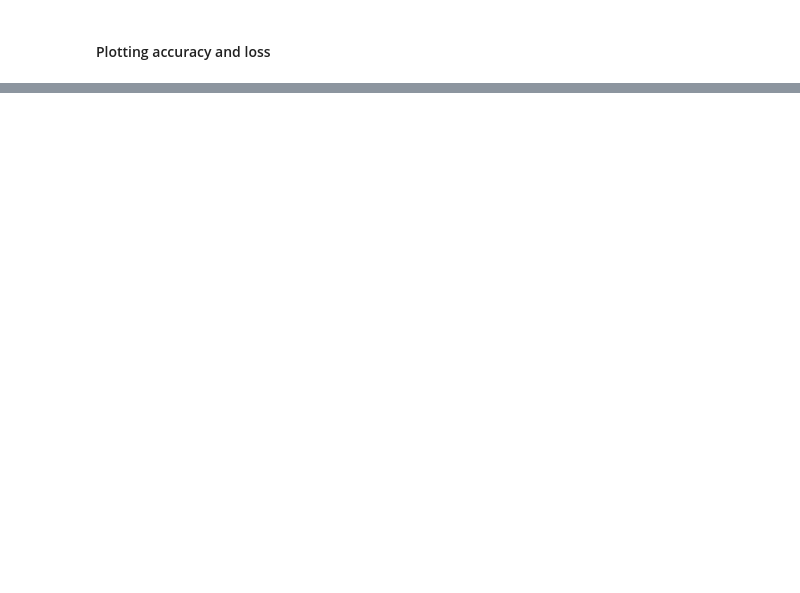
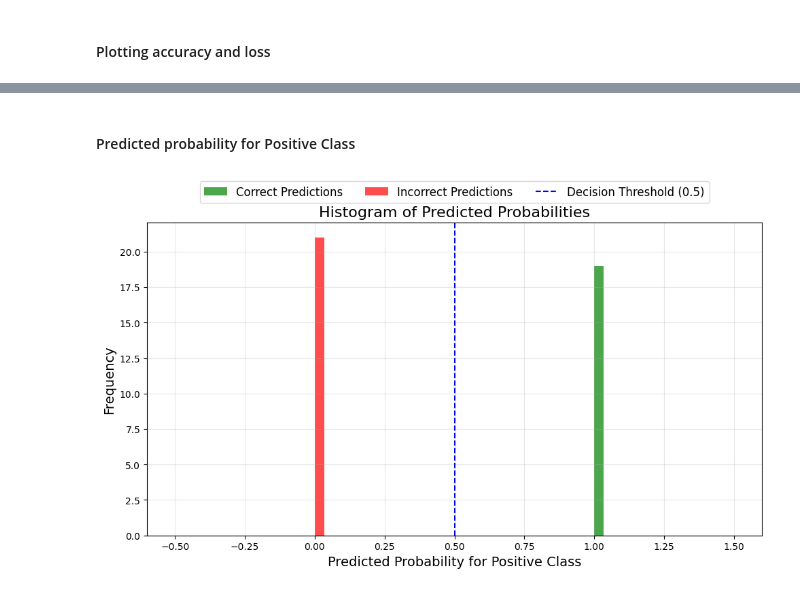
Before and after one commit to ketayon/BRAIN_TUMOR_DETECTION, a Jupyter notebook: ingenii_brain_tumor_detection.ipynb, the cells around one changed output, grey strips where cells are left out. Cells and saved outputs as stored; diff of their text form; code cells hidden in the pictures; blank space fills up the shorter version.

```diff
--- a/ingenii_brain_tumor_detection.ipynb
+++ b/ingenii_brain_tumor_detection.ipynb
@@ -303,0 +392,10 @@ weighted avg       0.89      0.89      0.89       253
+# %%
+device = torch.device("cuda" if torch.cuda.is_available() else "cpu")
+quantum_model.to(device)
+
+y_train_indices = torch.tensor(np.argmax(y_train, axis=1), dtype=torch.long).to(device)  # Shape: (156,)
+y_test_indices = torch.tensor(np.argmax(y_test, axis=1), dtype=torch.long).to(device)   # Shape: (40,)
+
+quantum_model.eval()
+
+X_test_tensor = torch.tensor(X_test, dtype=torch.float32).to(device)  # Shape: (40, 3, 224, 224)
@@ -303,0 +404,9 @@ weighted avg       0.89      0.89      0.89       253
+# %%
+with torch.no_grad():
+    outputs = quantum_model(X_test_tensor)
+
+y_pred = torch.argmax(outputs, dim=1).cpu().numpy()
+y_test_labels = y_test_indices.cpu().numpy()
+
+print(f"Test Accuracy: {accuracy_score(y_test_labels, y_pred) * 100:.2f}%")
+print(classification_report(y_test_labels, y_pred, target_names=['Normal', 'Tumor']))
@@ -303,0 +449,43 @@ weighted avg       0.89      0.89      0.89       253
+# %% [markdown]
+#### Predicted probability for Positive Class
+# %%
+if isinstance(y_pred, np.ndarray):
+    y_pred = torch.tensor(y_pred, dtype=torch.float32)
+
+predictions = torch.round(y_pred)
+correct_predictions = (predictions == 1)
+incorrect_predictions = ~correct_predictions
+
+correct_probs = y_pred[correct_predictions]
+incorrect_probs = y_pred[incorrect_predictions]
+
+plt.figure(figsize=(10, 6))
+
+plt.hist(
+    correct_probs.numpy(),
+    bins=30,
+    alpha=0.7,
+    color='green',
+    label='Correct Predictions'
+)
+
+plt.hist(
+    incorrect_probs.numpy(),
+    bins=30,
+    alpha=0.7,
+    color='red',
+    label='Incorrect Predictions'
+)
+
+plt.axvline(0.5, color='blue', linestyle='--', label='Decision Threshold (0.5)', linewidth=1.5)
+
+plt.title('Histogram of Predicted Probabilities', fontsize=16)
+plt.xlabel('Predicted Probability for Positive Class', fontsize=14)
+plt.ylabel('Frequency', fontsize=14)
+plt.legend(loc='upper center', bbox_to_anchor=(0.5, 1.15), ncol=4, fontsize=12)
+plt.grid(alpha=0.3)
+
+plt.tight_layout()
+plt.show()
+# %% [output]
+[figure, added]
```
Also changed, not shown: parts of 46 cells of this notebook, 10 other files.
